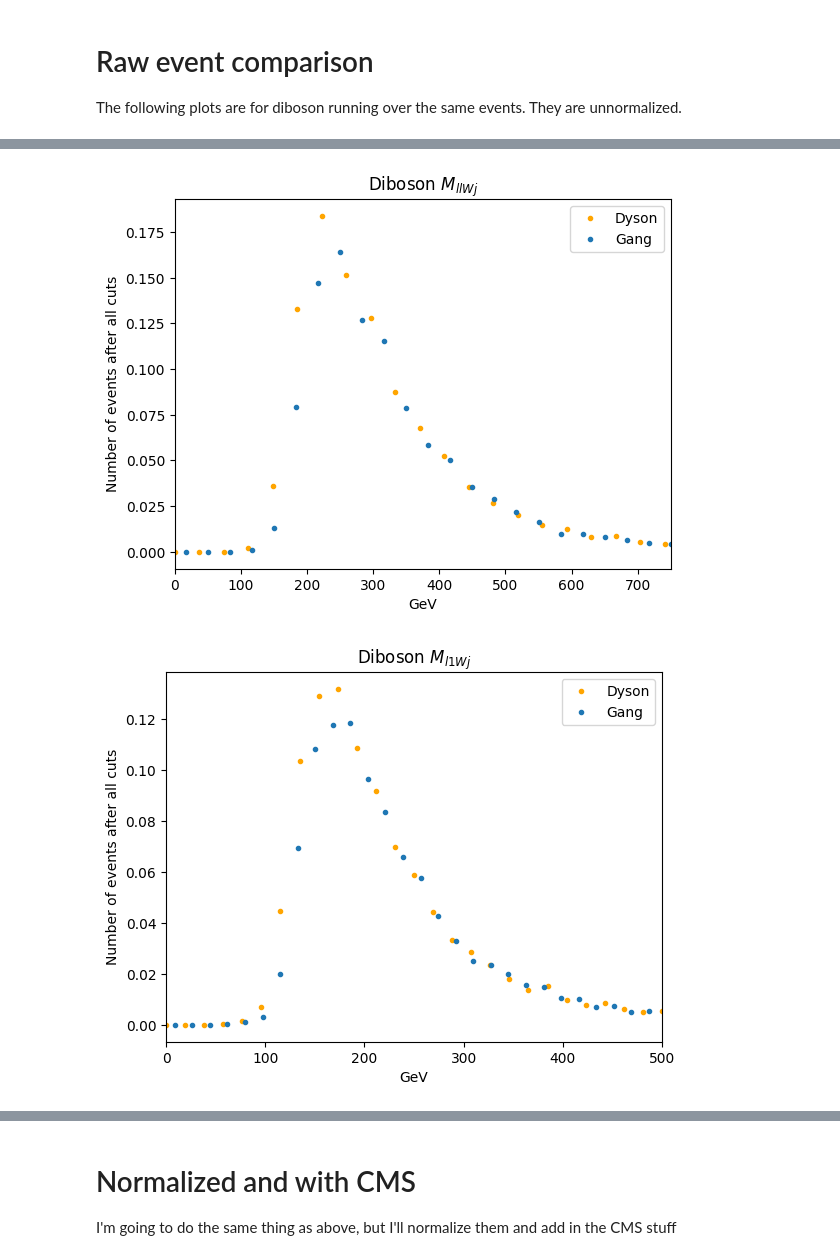
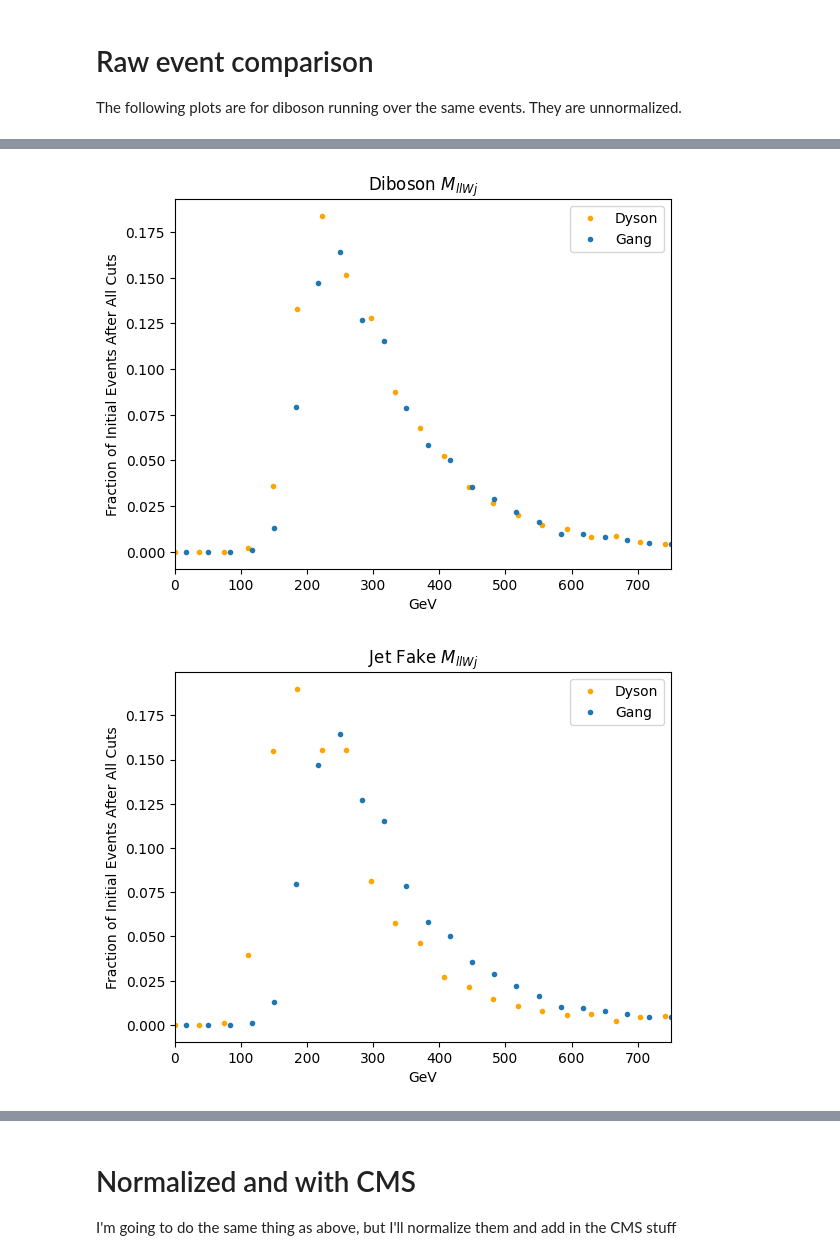
Before and after one commit to dysontk/LFVLNV, a Jupyter notebook: AnalysisAndSuch/Histos.ipynb, the cells around one changed output, grey strips where cells are left out. Drawn from its saved outputs; the diff is of its cells as text; code cells hidden in the pictures.

```diff
--- a/AnalysisAndSuch/Histos.ipynb
+++ b/AnalysisAndSuch/Histos.ipynb
@@ -95,8 +95,10 @@ GangDataDictFull.update({'ZZ':GangDataDict2})
 # %%
 def getGangData(eventType):
     eTdict = {'WZ2j':'WZ/',
-              'ZZ2j':'ZZ/'}
-    startPath = '/Users/dysonk/Work/background comparison/GangCodeDysonEvents/'+eTdict[eventType]
+              'ZZ2j':'ZZ/',
+              'ttbar':'ttbar/',
+              'W3j': 'W3j/'}
+    startPath = '/Users/dysonk/Work/background comparison/GangCodeDysonEvents/'+eTdict[eventType] + 'output/'
     gangTag = 'NA.dat'
     GangDatFileNames = ['Ml1W_NA.dat', 'Ml2W_NA.dat', 'MllW_NA.dat']
     for n in range(len(GangDatFileNames)):
@@ -118,3 +120,8 @@ def getGangData(eventType):
         npOutput = np.array(output)
         GangDataDict.update({dtyp:npOutput})
     return GangDataDict
+# %%
+GangDataDictFull.update({'ttbar': getGangData('ttbar')})
+GangDataDictFull.update({'W3j': getGangData('W3j')})
+# print(list(GangDataDictFull.values())[1].keys())
+print(GangDataDictFull.keys())
@@ -141,18 +150,35 @@ np.float32(6993.0)
 # %% [markdown]
 # Raw event comparison
 The following plots are for diboson running over the same events. They are unnormalized.
+# %%
+GangdatGroups = {'diboson': ['WZ', 'ZZ'], 'JF': ['ttbarJF', 'W3j']}
+MydatGroups = {'diboson': ['WZ2j', 'ZZ2j'], 'JF': ['ttbar', 'W3j']}
+my_FileTags = {'ll': 'Mass_2jW2l',
+               'l1': 'Mass_2jW1l0',
+               'l2': 'Mass_2jW1l1'}
+mu_allowed = False
+my_start_dir = f'/Users/dysonk/Work/Good comparisons/GangOrder/{'muAnde' if mu_allowed else 'just_ee'}/AnalysisOutput/'
+plotInfo = {'ll': {'title': '$M_{llWj}$', 'bounds':(0,750)},
+              'l1': {'title':'$M_{l1Wj}$',  'bounds':(0,500)},
+              'l2': {'title':'$M_{l2Wj}$', 'bounds':(0,450)}}
+
+titleDGDict = {'diboson': 'Diboson',
+               'JF': 'Jet Fake'}
 # %%
 
 
 eTdict = {'WZ2j':'WZ',
-        'ZZ2j':'ZZ'}
+        'ZZ2j':'ZZ',
+        'W3j':'W3j',
+        'ttbar':'ttbar'}
 for htyp in GangDataDict:
 
-    fig, axes = plt.subplots()
+
 
     for  dg in GangdatGroups:
-        if (dg=='JF'):
-            continue
+        fig, axes = plt.subplots()
+        # if (dg=='JF'):
+        #     continue
         myData = {}
         my_y = np.zeros(50)
         myDataPlot = 0
@@ -175,12 +201,12 @@ for htyp in GangDataDict:
         print("Dyson total events ", np.sum(myDataPlot))
         print("Gang's total events ", np.sum(GangsY))
         # myDataPlot = myDataPlot #* CMS_nEvents
-        axes.set_title('Diboson ' + plotInfo[htyp]['title'])
+        axes.set_title(titleDGDict[dg] + ' ' + plotInfo[htyp]['title'])
         # plt.errorbar(my_y,  /n, color = 'orange', fmt='.', label='Dyson')
         plt.errorbar(my_y,  myDataPlot/np.sum(myDataPlot), color = 'orange', fmt='.', label='Dyson')
         plt.errorbar(GangsX, GangsY/np.sum(GangsY), fmt='.', label='Gang')
         plt.xlim(plotInfo[htyp]['bounds'])
-        plt.ylabel('Number of events after all cuts')
+        plt.ylabel('Fraction of Initial Events After All Cuts')
         plt.xlabel('GeV')
         axes.legend()
 # %% [output]
@@ -198,3 +229,3 @@ Dyson total events  6993.0
 Gang's total events  6556.0
-[figure, old version]
+[figure, new version]
-[figure, old version]
+[figure, new version]
```
Also changed, not shown: parts of 4 cells of this notebook, 4 other files.
